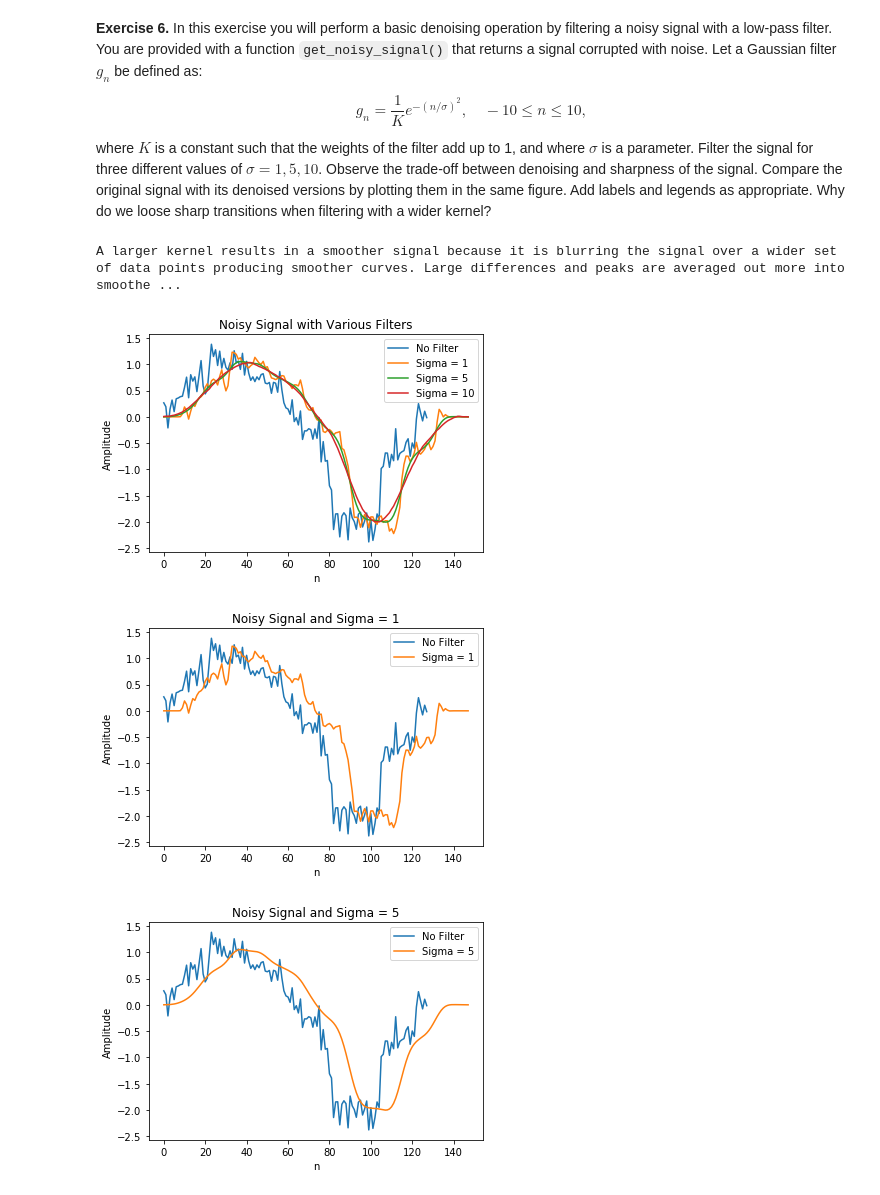
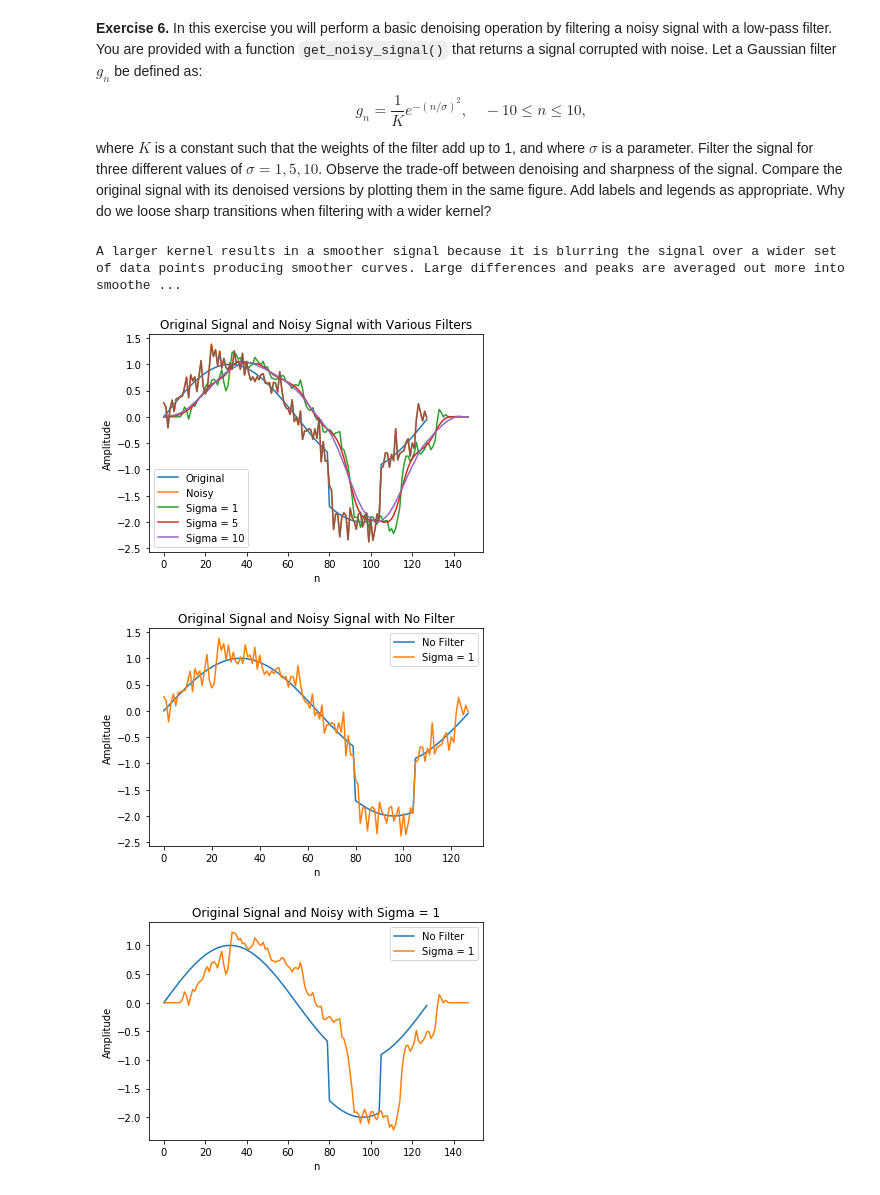
Before and after one commit to robbywaxman/ds4bme, a Jupyter notebook: prelab_RWAXMAN5.ipynb, the cells around one changed output. Cells and saved outputs as stored; diff of their text form; code cells hidden in the pictures.

Commit message:
Switched it to plot noiseless as per Piazza

```diff
--- a/prelab_RWAXMAN5.ipynb
+++ b/prelab_RWAXMAN5.ipynb
@@ -450,49 +450,67 @@ def filter(sigma):
     filter[i] = gn[i]/total
   return filter
 
-signal = get_noisy_signal()
+noisy_signal = get_noisy_signal()
 
-one = np.convolve(filter(1),signal)
-five = np.convolve(filter(5),signal)
-ten = np.convolve(filter(10),signal)
+one = np.convolve(filter(1),noisy_signal)
+five = np.convolve(filter(5),noisy_signal)
+ten = np.convolve(filter(10),noisy_signal)
+
+N = 128
+t = np.arange(N)
+noiseless = np.sin(2*np.pi*t/N)
+noiseless[80:105] -= 1
+
+
+
 
 plt.figure()
-plt.plot(signal)
+plt.plot(noiseless)
+plt.plot(noisy_signal)
 plt.plot(one)
 plt.plot(five)
 plt.plot(ten)
-plt.title('Noisy Signal with Various Filters')
+plt.plot(noisy_signal)
+plt.title('Original Signal and Noisy Signal with Various Filters')
 plt.xlabel('n')
 plt.ylabel('Amplitude')
-plt.legend(['No Filter', 'Sigma = 1', 'Sigma = 5', 'Sigma = 10'])
+plt.legend(['Original', 'Noisy','Sigma = 1', 'Sigma = 5', 'Sigma = 10'])
 
 plt.figure()
-plt.plot(signal)
-plt.plot(one)
-plt.title('Noisy Signal and Sigma = 1')
+plt.plot(noiseless)
+plt.plot(noisy_signal)
+plt.title('Original Signal and Noisy Signal with No Filter')
 plt.xlabel('n')
 plt.ylabel('Amplitude')
 plt.legend(['No Filter', 'Sigma = 1'])
 
 plt.figure()
-plt.plot(signal)
+plt.plot(noiseless)
+plt.plot(one)
+plt.title('Original Signal and Noisy with Sigma = 1')
+plt.xlabel('n')
+plt.ylabel('Amplitude')
+plt.legend(['No Filter', 'Sigma = 1'])
+
+plt.figure()
+plt.plot(noiseless)
 plt.plot(five)
-plt.title('Noisy Signal and Sigma = 5')
+plt.title('Original Signal and Noisy with Sigma = 5')
 plt.xlabel('n')
 plt.ylabel('Amplitude')
 plt.legend(['No Filter', 'Sigma = 5'])
 
 plt.figure()
-plt.plot(signal)
+plt.plot(noiseless)
 plt.plot(ten)
-plt.title('Noisy Signal and Sigma = 10')
+plt.title('Original Signal and Noisy with Sigma = 10')
 plt.xlabel('n')
 plt.ylabel('Amplitude')
 plt.legend(['No Filter', 'Sigma = 10'])
 
 print("A larger kernel results in a smoother signal because it is blurring the signal over a wider set of data points producing smoother curves. Large differences and peaks are averaged out more into smoother lines as this kernel increases.")
 # %% [output]
 A larger kernel results in a smoother signal because it is blurring the signal over a wider set of data points producing smoother curves. Large differences and peaks are averaged out more into smoothe ...
-[figure, old version]
+[figure, new version]
-[figure, old version]
+[figure, new version]
-[figure, old version]
+[figure, new version]
```
Also changed, not shown: parts of 1 cell of this notebook.
